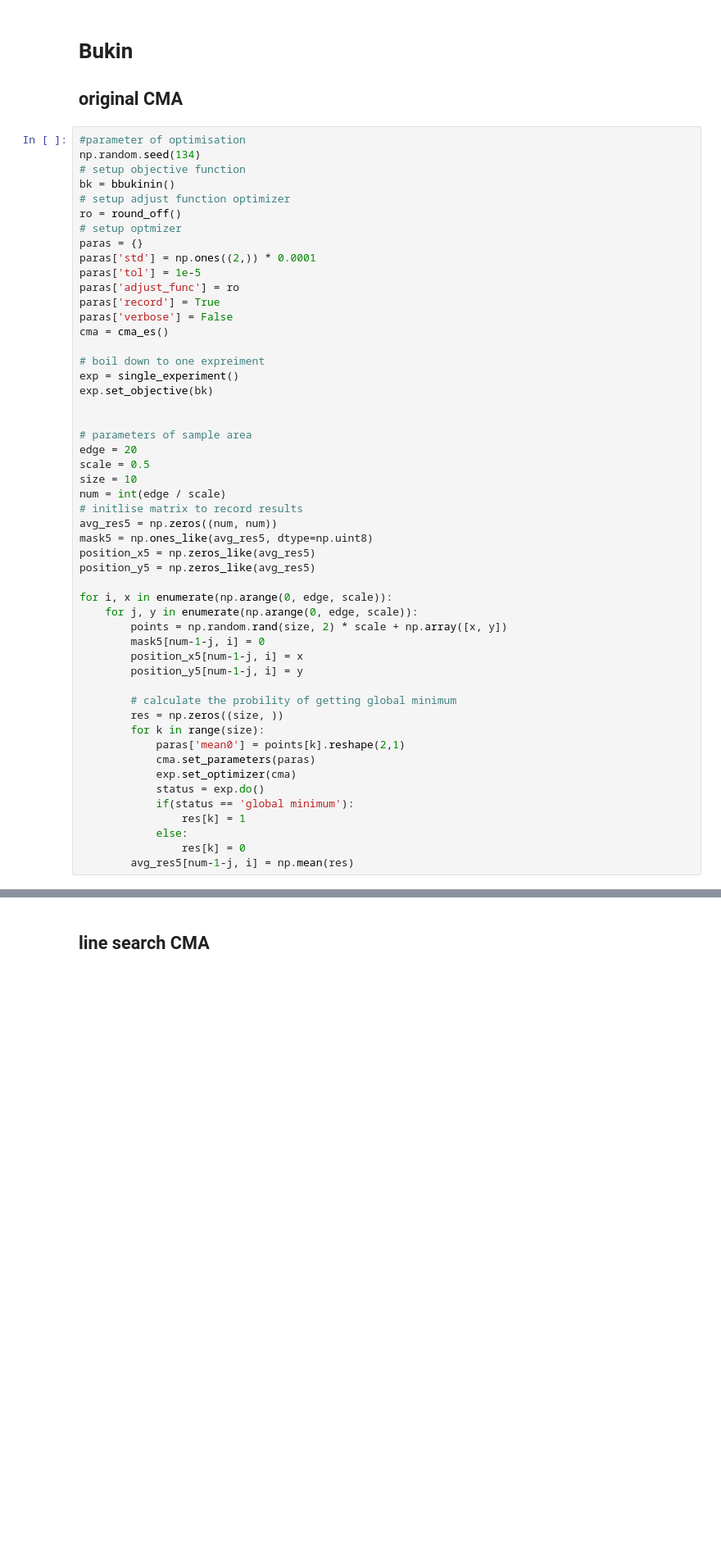
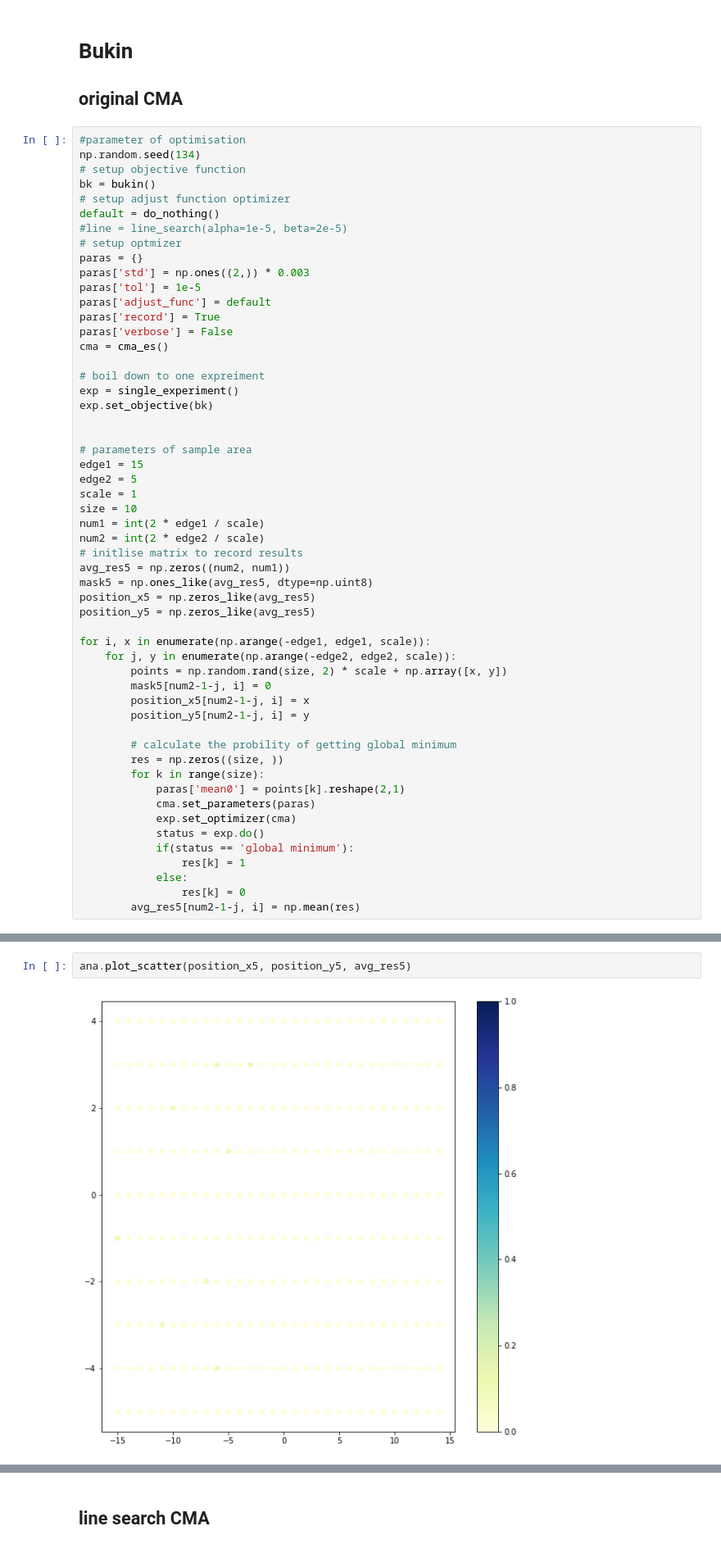
Before and after one commit to huajian1069/non-convex-optimisation, a Jupyter notebook: week 9.ipynb, the cells around one changed output, grey strips where cells are left out. Shown at 82% size. Drawn from its saved outputs; the diff is of its cells as text; blank space fills up the shorter version.

```diff
--- a/week 9.ipynb
+++ b/week 9.ipynb
@@ -427,14 +427,15 @@ for i in np.arange(0,20,1):
 #parameter of optimisation
 np.random.seed(134)
 # setup objective function
-bk = bbukinin()
+bk = bukin()
 # setup adjust function optimizer
-ro = round_off()
+default = do_nothing()
+#line = line_search(alpha=1e-5, beta=2e-5)
 # setup optmizer
 paras = {}
-paras['std'] = np.ones((2,)) * 0.0001
+paras['std'] = np.ones((2,)) * 0.003
 paras['tol'] = 1e-5
-paras['adjust_func'] = ro
+paras['adjust_func'] = default
 paras['record'] = True
 paras['verbose'] = False
 cma = cma_es()
@@ -445,22 +446,24 @@ exp.set_objective(bk)
 
 
 # parameters of sample area
-edge = 20
-scale = 0.5
+edge1 = 15
+edge2 = 5
+scale = 1
 size = 10
-num = int(edge / scale)
+num1 = int(2 * edge1 / scale)
+num2 = int(2 * edge2 / scale)
 # initlise matrix to record results
-avg_res5 = np.zeros((num, num))
+avg_res5 = np.zeros((num2, num1))
 mask5 = np.ones_like(avg_res5, dtype=np.uint8)
 position_x5 = np.zeros_like(avg_res5)
 position_y5 = np.zeros_like(avg_res5)
 
-for i, x in enumerate(np.arange(0, edge, scale)):
-    for j, y in enumerate(np.arange(0, edge, scale)):
+for i, x in enumerate(np.arange(-edge1, edge1, scale)):
+    for j, y in enumerate(np.arange(-edge2, edge2, scale)):
         points = np.random.rand(size, 2) * scale + np.array([x, y])
-        mask5[num-1-j, i] = 0
-        position_x5[num-1-j, i] = x
-        position_y5[num-1-j, i] = y
+        mask5[num2-1-j, i] = 0
+        position_x5[num2-1-j, i] = x
+        position_y5[num2-1-j, i] = y
 
         # calculate the probility of getting global minimum
         res = np.zeros((size, ))
@@ -473,4 +476,4 @@ for i, x in enumerate(np.arange(0, edge, scale)):
                 res[k] = 1
             else:
                 res[k] = 0
-        avg_res5[num-1-j, i] = np.mean(res)
+        avg_res5[num2-1-j, i] = np.mean(res)
@@ -476,0 +530,4 @@ for i, x in enumerate(np.arange(0, edge, scale)):
+# %%
+ana.plot_scatter(position_x5, position_y5, avg_res5)
+# %% [output]
+[figure, added]
```
Also changed, not shown: parts of 5 cells of this notebook, 11 other files.
